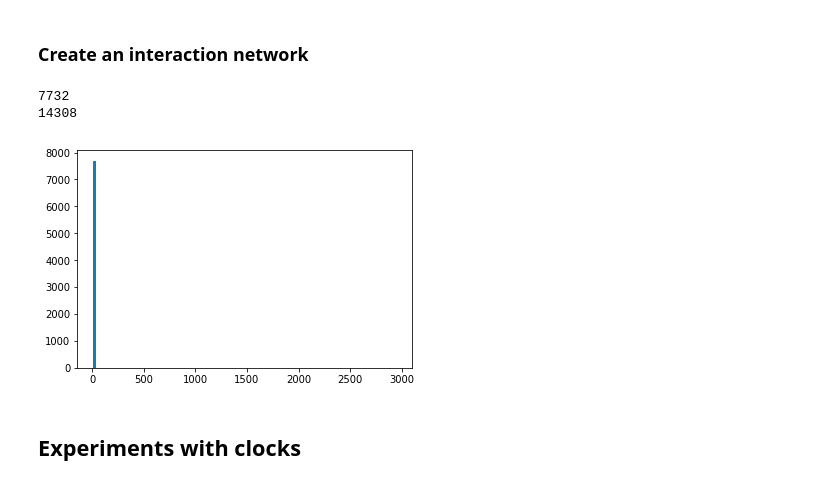
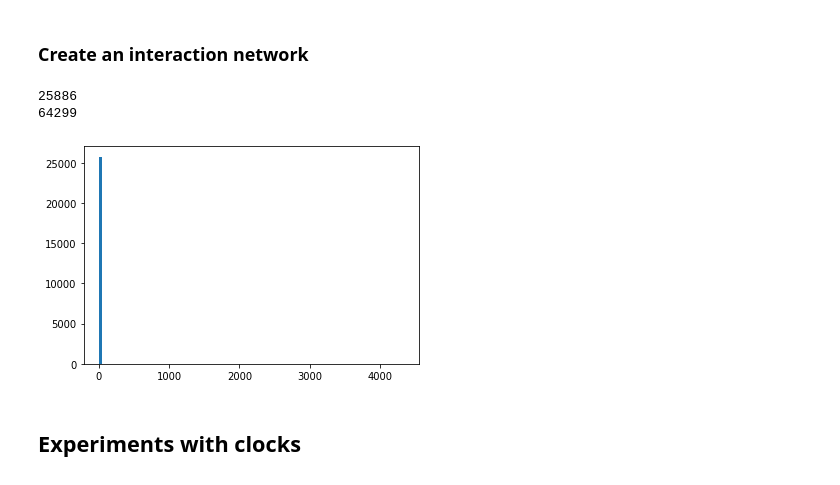
Before and after one commit to grimadas/accountability_experiments, a Jupyter notebook: Trustchain_risk.ipynb, the cells around one changed output. Drawn from its saved outputs; the diff is of its cells as text; code cells hidden in the pictures.

Commit message:
Experiments with Ripple dataset

```diff
--- a/Trustchain_risk.ipynb
+++ b/Trustchain_risk.ipynb
@@ -39,38 +39,38 @@ def construct_graph(filename):
 
 def query_neighbors(G, p1, pn):
     '''
     p1 queries pn about neighbors of the graph G
     '''
     # Honest answer
     return G[pn]
 
 
 # initialize peers/ Create and Overlay network
 N = 500
 #G = construct_graph("GraphDynamics/peer_connections.log.txt")
 M = N**(1/3) * N
 p = (log(N) - log(log(N))+1)/(1-log(log(N))/3)
 p = p / N
 #G = nx.gnp_random_graph(N, p)
 #G = nx.gnm_random_graph(N, p*N*N)
 
-G = nx.read_gml("Datasets/eth-graph.gml")
-G = G.to_undirected()
+G = nx.read_gml("Datasets/ripple-graph.gml")
+#G = G.to_undirected()10012
 #G = construct_graph("/home/bulat/project/DetectionExperiments/noodles/Datasets/test_peers_q.log")
 # Discovery community after 210 seconds
 print(G.number_of_nodes())
 print(G.number_of_edges())
 x = sorted([d for n, d in G.degree()], reverse=True)
 
 fig = plt.figure()
 ax = fig.add_subplot(111)
 n, bins, rectangles = ax.hist(x, 100, density=False)
 fig.canvas.draw()
 plt.show()
 # %% [output]
-7732
-14308
+25886
+64299
-[figure, old version]
+[figure, new version]
 # %% [markdown]
 ## Experiments with clocks
 # %%
```
Also changed, not shown: parts of 44 cells of this notebook.
